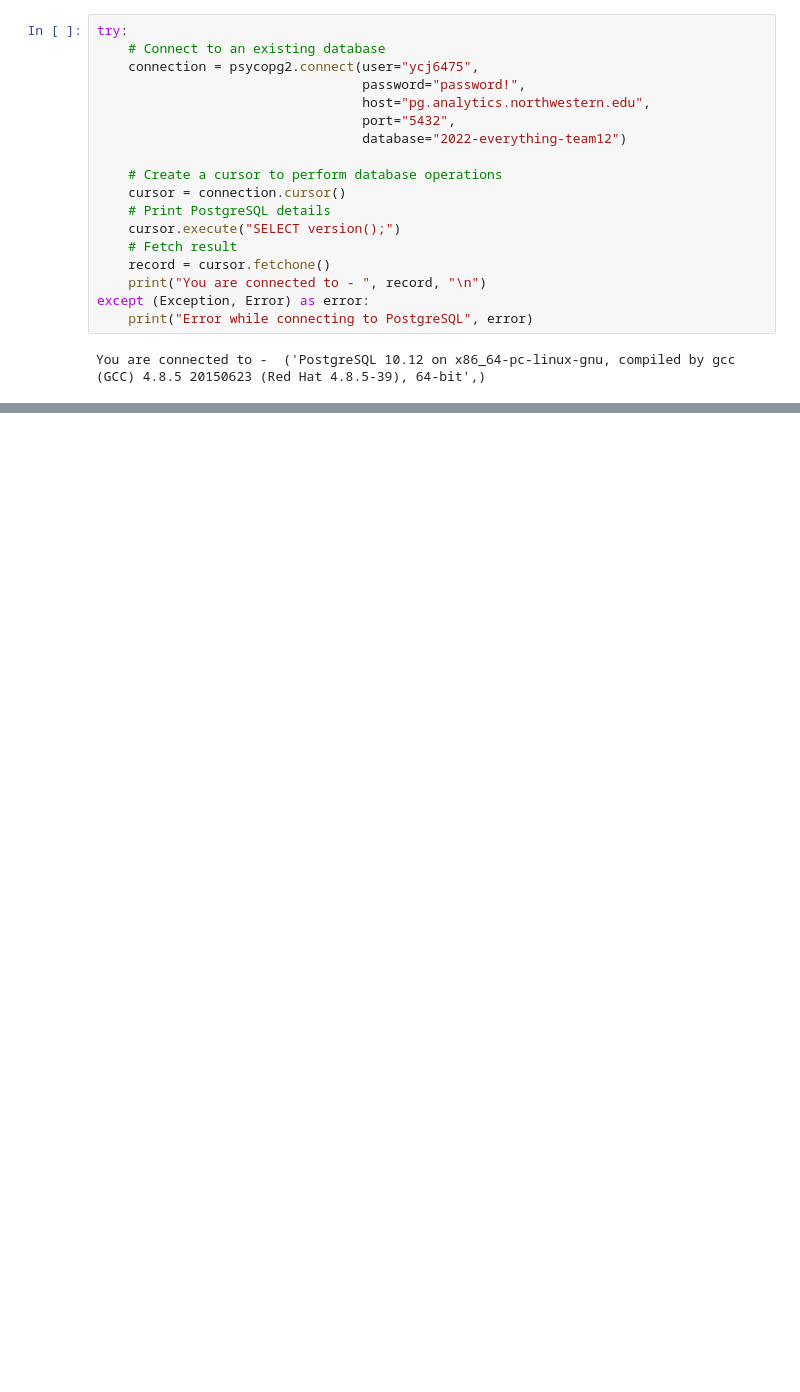
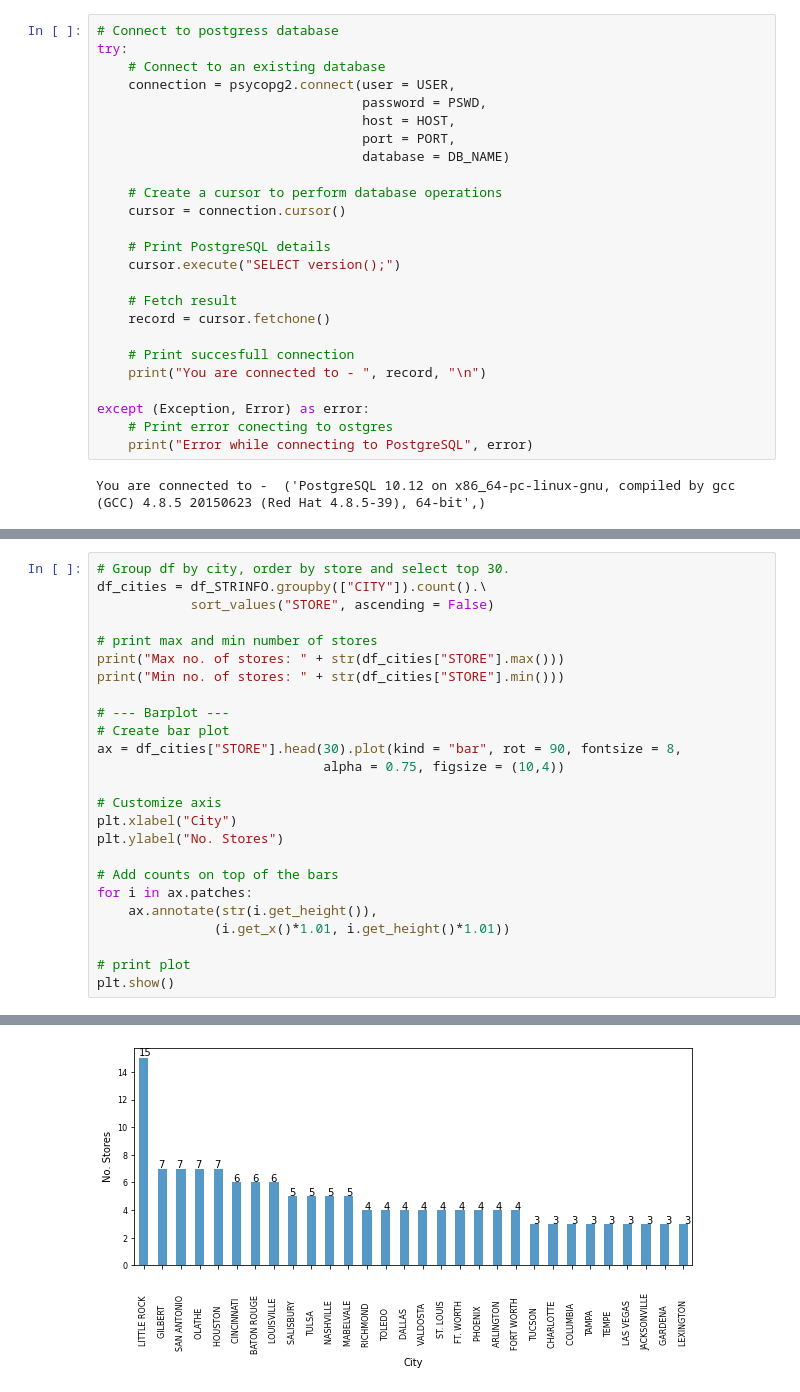
Before and after one commit to ychen595/MSiA_400_G12, a Jupyter notebook: 03_EDA/EDA_STRINFO.ipynb, the cells around one changed output, grey strips where cells are left out. Saved outputs shown, nothing was run; the diff lists cells and outputs as text; blank space fills up the shorter version.

Commit message:
Updating initial EDA for STRINFO table

```diff
--- a/03_EDA/EDA_STRINFO.ipynb
+++ b/03_EDA/EDA_STRINFO.ipynb
@@ -5,20 +33,27 @@ from psycopg2 import Error
 # %%
+# Connect to postgress database
 try:
     # Connect to an existing database
-    connection = psycopg2.connect(user="ycj6475",
-                                  password="password!",
-                                  host="pg.analytics.northwestern.edu",
-                                  port="5432",
-                                  database="2022-everything-team12")
+    connection = psycopg2.connect(user = USER,
+                                  password = PSWD,
+                                  host = HOST,
+                                  port = PORT,
+                                  database = DB_NAME)
 
     # Create a cursor to perform database operations
     cursor = connection.cursor()
+
     # Print PostgreSQL details
     cursor.execute("SELECT version();")
+
     # Fetch result
     record = cursor.fetchone()
+
+    # Print succesfull connection
     print("You are connected to - ", record, "\n")
+
 except (Exception, Error) as error:
+    # Print error conecting to ostgres
     print("Error while connecting to PostgreSQL", error)
 # %% [output]
 You are connected to -  ('PostgreSQL 10.12 on x86_64-pc-linux-gnu, compiled by gcc (GCC) 4.8.5 20150623 (Red Hat 4.8.5-39), 64-bit',)
@@ -103,0 +133,26 @@ df_groups.sort_values('STORE', ascending=False).plot(kind='bar',
+# %%
+# Group df by city, order by store and select top 30.
+df_cities = df_STRINFO.groupby(["CITY"]).count().\
+            sort_values("STORE", ascending = False)
+
+# print max and min number of stores
+print("Max no. of stores: " + str(df_cities["STORE"].max()))
+print("Min no. of stores: " + str(df_cities["STORE"].min()))
+
+# --- Barplot ---
+# Create bar plot
+ax = df_cities["STORE"].head(30).plot(kind = "bar", rot = 90, fontsize = 8,
+                             alpha = 0.75, figsize = (10,4))
+
+# Customize axis
+plt.xlabel("City")
+plt.ylabel("No. Stores")
+
+# Add counts on top of the bars
+for i in ax.patches:
+    ax.annotate(str(i.get_height()),
+               (i.get_x()*1.01, i.get_height()*1.01))
+
+# print plot
+plt.show()
+# %% [output]
@@ -103,0 +161 @@ df_groups.sort_values('STORE', ascending=False).plot(kind='bar',
+[figure, added]
```
Also changed, not shown: parts of 25 cells of this notebook.
